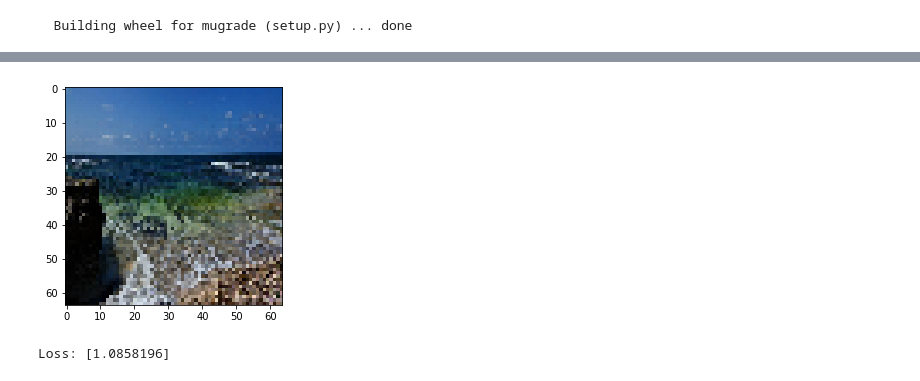
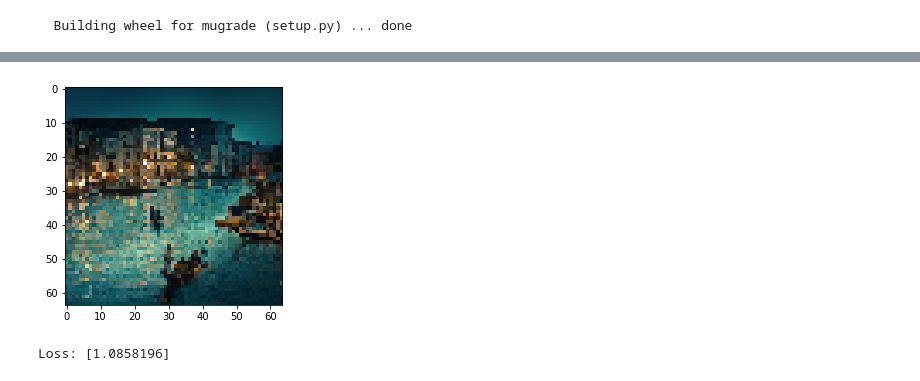
Before and after one commit to Edyarich/dlsystems-final-project, a Jupyter notebook: learning.ipynb, the cells around one changed output, grey strips where cells are left out. Cells and saved outputs as stored; diff of their text form; code cells hidden in the pictures.

```diff
--- a/learning.ipynb
+++ b/learning.ipynb
@@ -67,26 +64,26 @@ from tqdm import tqdm
 # %%
 from pathlib import Path
 from needle.autograd import Tensor
 
 
 def plot_landscape(img):
     img = np.transpose(img, (1, 2, 0))
     img = (img + 1) / 2
     plt.imshow(img);
 
 
 DATA_DIR = Path('./data/landscapes/')
 IMAGE_FILES = sorted(str(x) for x in list(DATA_DIR.rglob('*.jpg')))
 
 transforms = [
     ndl.data.RandomFlipHorizontal(),
     ndl.data.Lambda(lambda img: np.transpose(img, (2, 0, 1))),
 ]
 
 dataset = ndl.data.LandscapesDataset(
     IMAGE_FILES, extra_transforms=transforms, img_size=64
 )
-plot_landscape(dataset[12])
+plot_landscape(dataset[1])
 # %% [output]
-[figure, old version]
+[figure, new version]
 # %%
```
Also changed, not shown: parts of 6 cells of this notebook, 1 other file.
